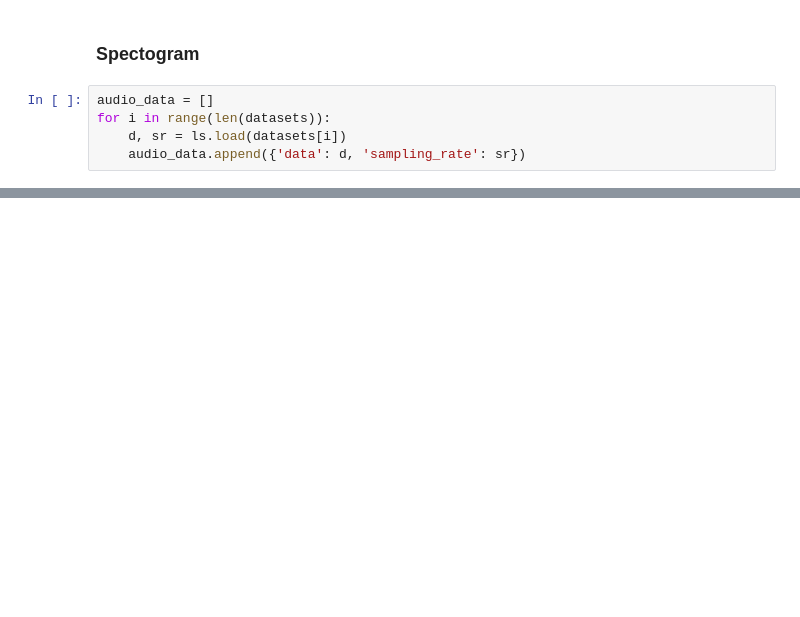
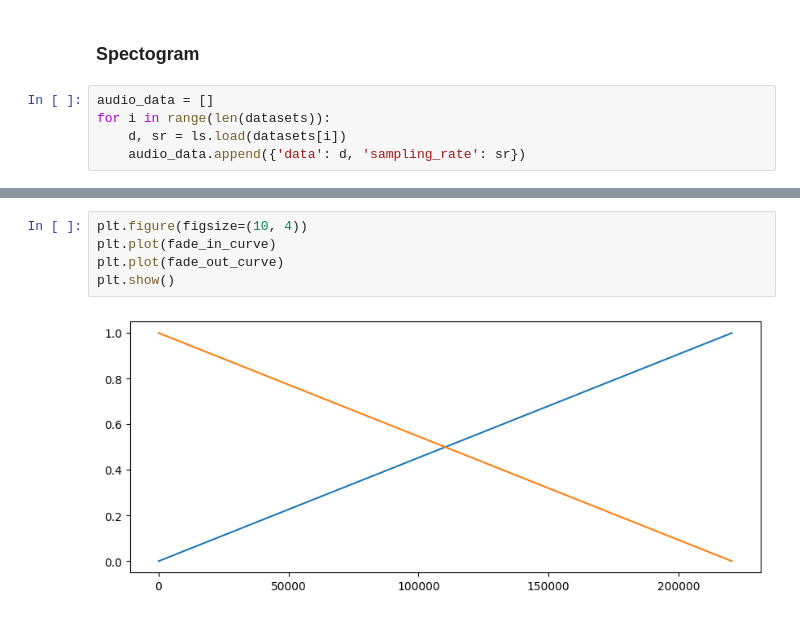
Before and after one commit to Bagusardin/if4021, a Jupyter notebook: 120140176_ho1.ipynb, the cells around one changed output, grey strips where cells are left out. Drawn from its saved outputs; the diff is of its cells as text; blank space fills up the shorter version.

```diff
--- a/120140176_ho1.ipynb
+++ b/120140176_ho1.ipynb
@@ -210,0 +315,7 @@ for i in range(len(audio_data)):
+# %%
+plt.figure(figsize=(10, 4))
+plt.plot(fade_in_curve)
+plt.plot(fade_out_curve)
+plt.show()
+# %% [output]
+[figure, added]
```
Also changed, not shown: parts of 81 cells of this notebook, 15 other files.
